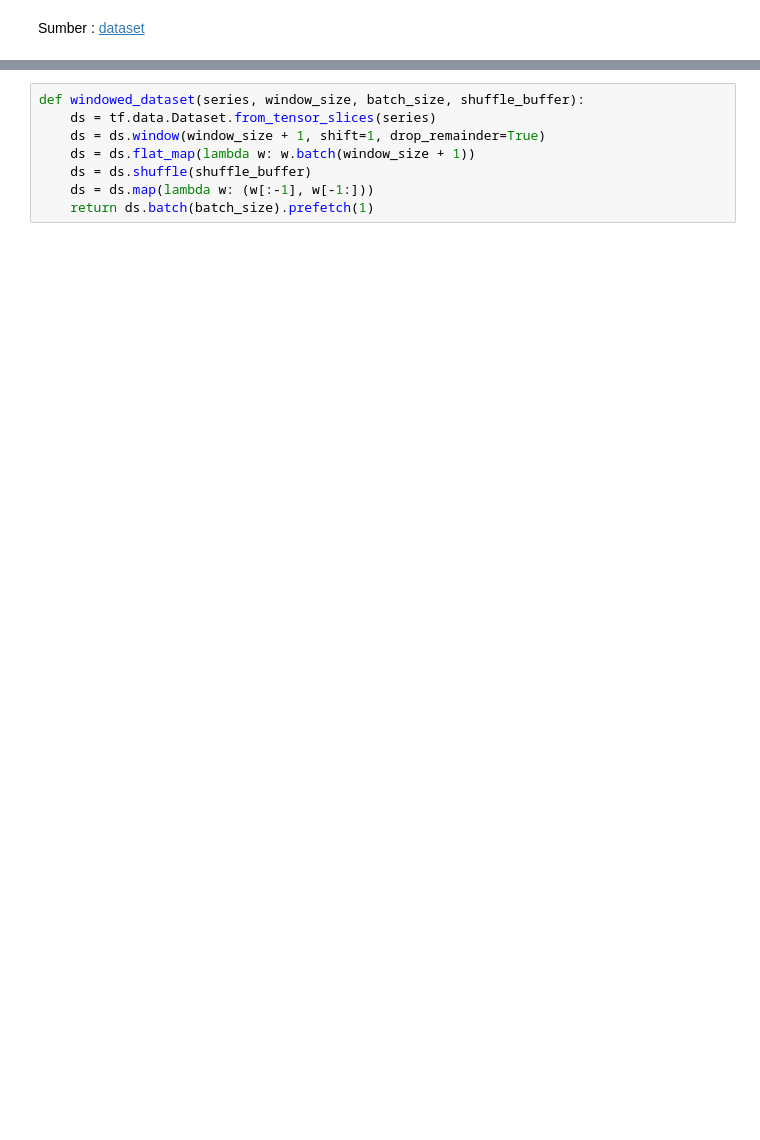
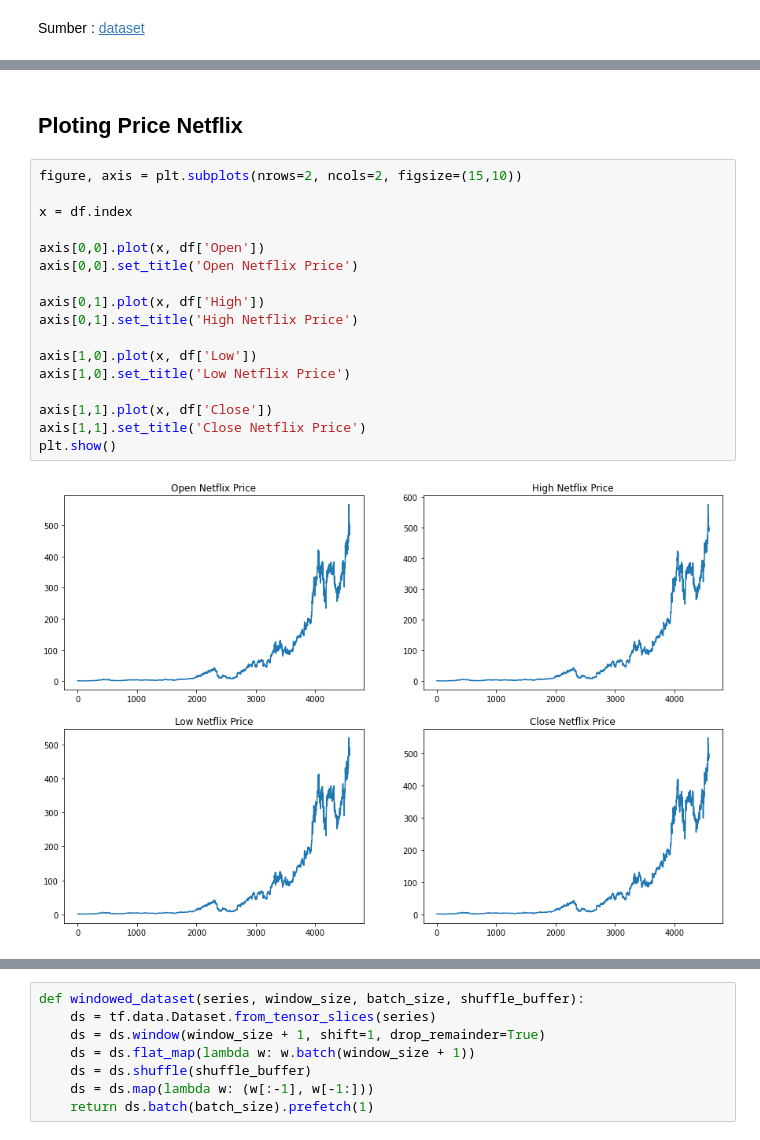
Before and after one commit to tnnz20/Dicoding-Lab, a Jupyter notebook: Machine-Learning-Path/Belajar-Pengembangan-Machine-Learning/Submission-2/time_series.ipynb, the cells around one changed output, grey strips where cells are left out. Cells and saved outputs as stored; diff of their text form; blank space fills up the shorter version.

```diff
--- a/Machine-Learning-Path/Belajar-Pengembangan-Machine-Learning/Submission-2/time_series.ipynb
+++ b/Machine-Learning-Path/Belajar-Pengembangan-Machine-Learning/Submission-2/time_series.ipynb
@@ -59,0 +80,21 @@ df_val = df[3602:4002]
+# %% [markdown]
+## Ploting Price Netflix
+# %%
+figure, axis = plt.subplots(nrows=2, ncols=2, figsize=(15,10))
+
+x = df.index
+
+axis[0,0].plot(x, df['Open'])
+axis[0,0].set_title('Open Netflix Price')
+
+axis[0,1].plot(x, df['High'])
+axis[0,1].set_title('High Netflix Price')
+
+axis[1,0].plot(x, df['Low'])
+axis[1,0].set_title('Low Netflix Price')
+
+axis[1,1].plot(x, df['Close'])
+axis[1,1].set_title('Close Netflix Price')
+plt.show()
+# %% [output]
+[figure, added]
```
Also changed, not shown: parts of 43 cells of this notebook.
